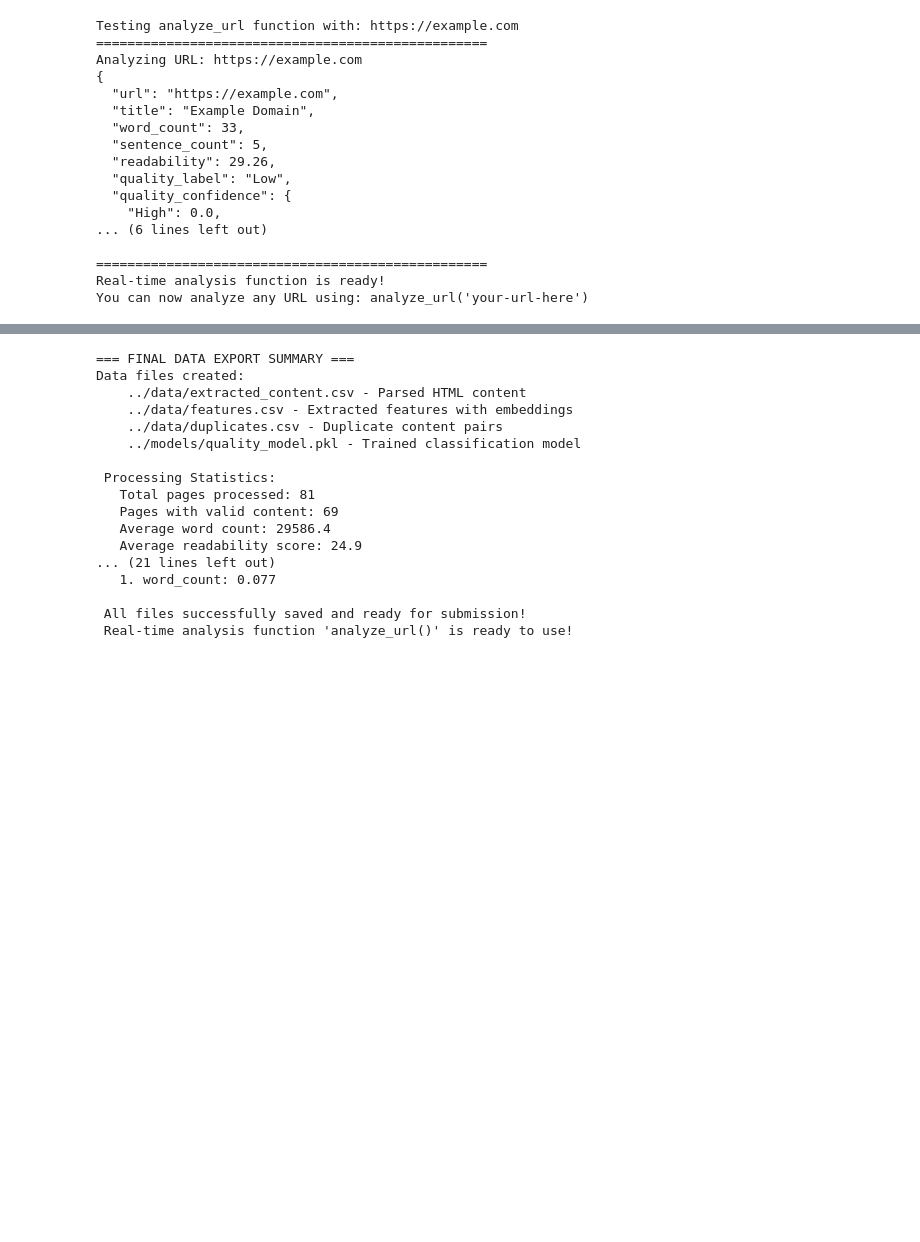
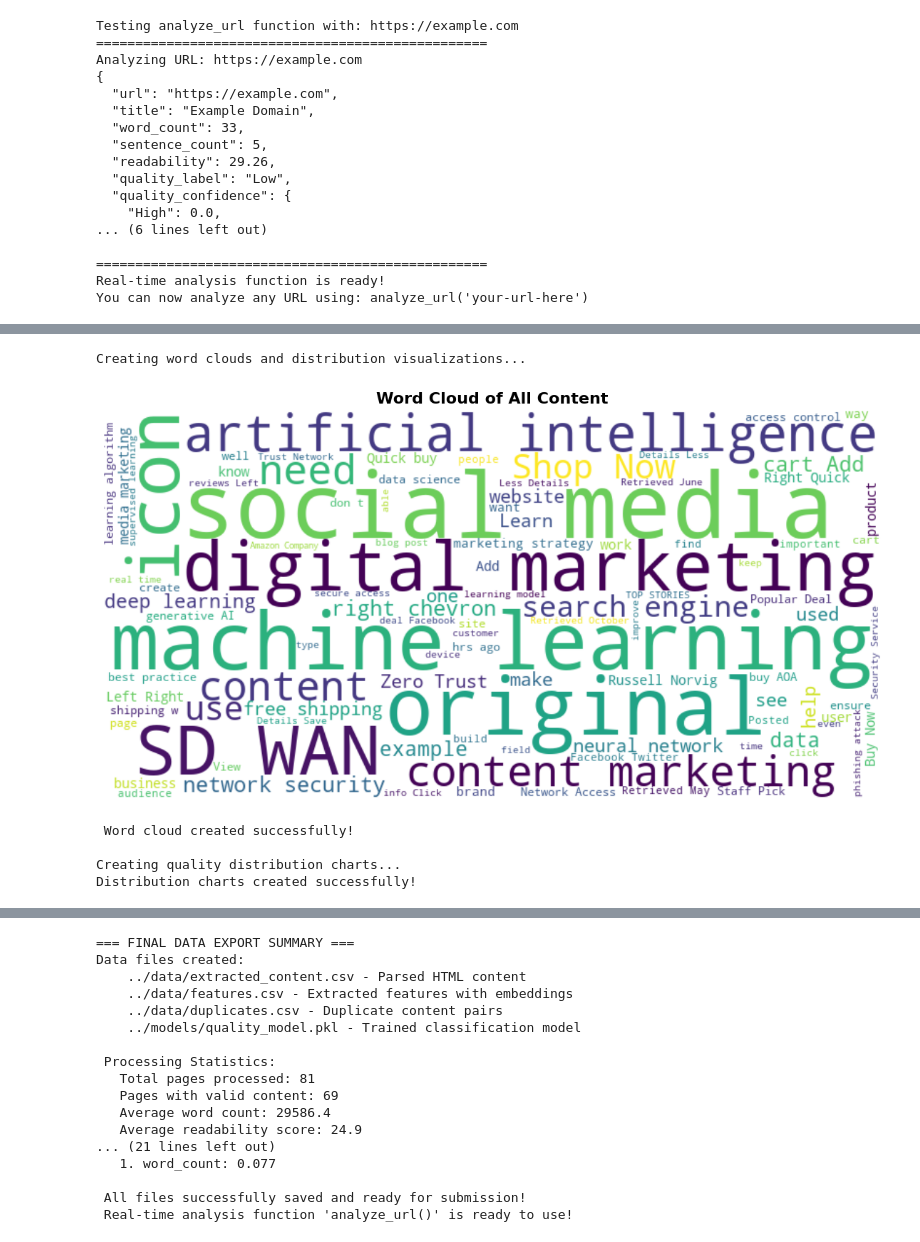
Before and after one commit to syashu16/SEO-CONTENT-DETECTOR, a Jupyter notebook: notebooks/seo_pipeline.ipynb, the cells around one changed output, grey strips where cells are left out. Cells and saved outputs as stored; diff of their text form; code cells hidden in the pictures; blank space fills up the shorter version.

Commit message:
Add advanced visualizations and enhanced features

```diff
--- a/notebooks/seo_pipeline.ipynb
+++ b/notebooks/seo_pipeline.ipynb
@@ -811,0 +892,71 @@ You can now analyze any URL using: analyze_url('your-url-here')
+# %%
+# Create Simple Word Clouds and Distribution Charts
+print("Creating word clouds and distribution visualizations...")
+
+try:
+    from wordcloud import WordCloud
+
+    # Create word cloud for all content combined
+    all_text = ' '.join([text for text in content_df['body_text'] if text and len(text) > 50])
+
+    if len(all_text) > 100:
+        # Create word cloud
+        wordcloud = WordCloud(
+            width=800,
+            height=400,
+            background_color='white',
+            max_words=100,
+            colormap='viridis'
+        ).generate(all_text)
+
+        # Display word cloud
+        plt.figure(figsize=(12, 6))
+        plt.imshow(wordcloud, interpolation='bilinear')
+        plt.title('Word Cloud of All Content', fontsize=16, fontweight='bold')
+        plt.axis('off')
+        plt.tight_layout()
+        plt.show()
+        print(" Word cloud created successfully!")
+    else:
+        print("Not enough text content for word cloud")
+
+except ImportError:
+    print("WordCloud library not available - skipping word cloud")
+
+# Create quality distribution chart
+print("\nCreating quality distribution charts...")
+
+fig_quality = px.pie(
+    values=features_df['quality_label'].value_counts().values,
+    names=features_df['quality_label'].value_counts().index,
+    title='Content Quality Distribution',
+    color_discrete_sequence=['#FF6B6B', '#4ECDC4', '#45B7D1']
+)
+
+fig_quality.show()
+
+# Create readability vs word count scatter plot
+fig_scatter = px.scatter(
+    features_df,
+    x='flesch_reading_ease',
+    y='word_count',
+    color='quality_label',
+    title='Readability vs Word Count by Quality',
+    labels={
+        'flesch_reading_ease': 'Flesch Reading Ease Score',
+        'word_count': 'Word Count',
+        'quality_label': 'Quality'
+    },
+    color_discrete_map={'High': '#FF6B6B', 'Medium': '#4ECDC4', 'Low': '#45B7D1'}
+)
+
+fig_scatter.show()
+
+print("Distribution charts created successfully!")
+# %% [output]
+Creating word clouds and distribution visualizations...
+[figure, added]
+ Word cloud created successfully!
+
+Creating quality distribution charts...
+Distribution charts created successfully!
```
Also changed, not shown: parts of 5 cells of this notebook, 2 other files.
